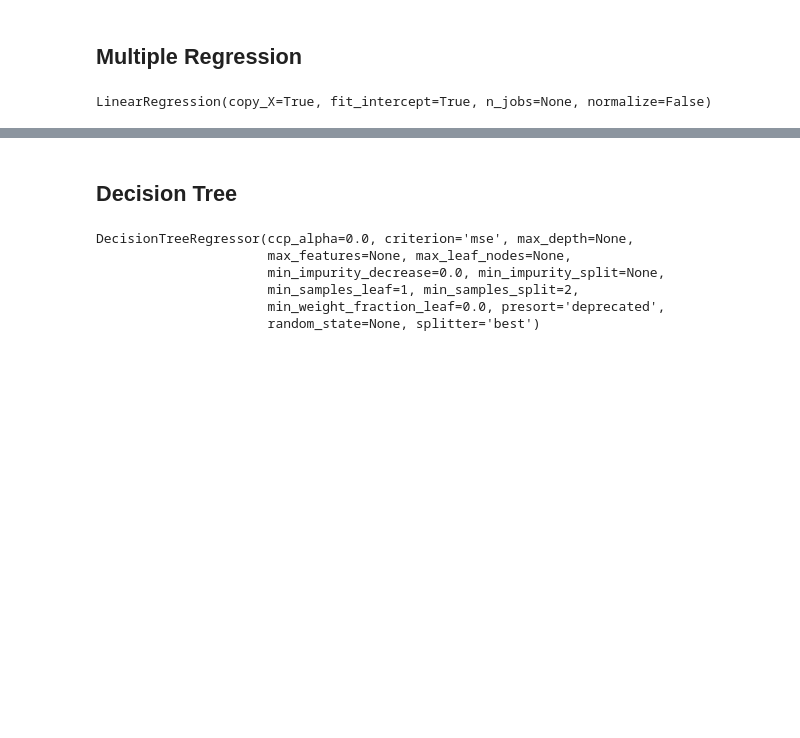
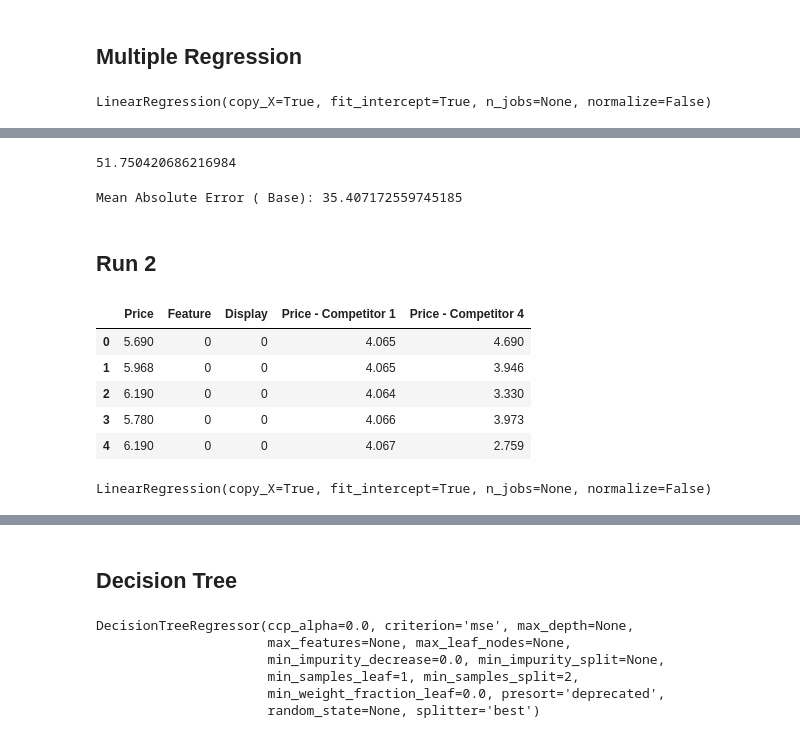
Before and after one commit to hrisav/FMCG-regression, a Jupyter notebook: Marketing Mix Model.ipynb, the cells around one changed output, grey strips where cells are left out. Cells and saved outputs as stored; diff of their text form; code cells hidden in the pictures; blank space fills up the shorter version.

```diff
--- a/Marketing Mix Model.ipynb
+++ b/Marketing Mix Model.ipynb
@@ -181,0 +228,31 @@ regressor.intercept_
+# %%
+from sklearn.metrics import r2_score
+
+score=r2_score(y_test,y_pred)*100
+score
+# %% [output]
+51.750420686216984
+# %%
+import sklearn
+from sklearn import metrics
+
+print('Mean Absolute Error ( Base):', metrics.mean_absolute_error(y_test, y_pred))
+# %% [output]
+Mean Absolute Error ( Base): 35.407172559745185
+# %% [markdown]
+## Run 2
+# %%
+df2 = df.copy()
+# %%
+df2 = df2.drop(['Price - Competitor 2', 'Price - Competitor 3', 'Price - Competitor 5'], axis = 1)
+# %%
+X = df2.drop(['Sales'], axis=1)
+y = df2['Sales']
+X.head()
+# %% [output]
+|  | Price | Feature | Display | Price - Competitor 1 | Price - Competitor 4 |
+| 0 | 5.690 | 0 | 0 | 4.065 | 4.690 |
+| 1 | 5.968 | 0 | 0 | 4.065 | 3.946 |
+| 2 | 6.190 | 0 | 0 | 4.064 | 3.330 |
+| 3 | 5.780 | 0 | 0 | 4.066 | 3.973 |
+| 4 | 6.190 | 0 | 0 | 4.067 | 2.759 |
@@ -181,0 +262,6 @@ regressor.intercept_
+# %%
+from sklearn.linear_model import LinearRegression
+regressor = LinearRegression()
+regressor.fit(X_train, y_train)
+# %% [output]
+LinearRegression(copy_X=True, fit_intercept=True, n_jobs=None, normalize=False)
```
Also changed, not shown: parts of 44 cells of this notebook.
